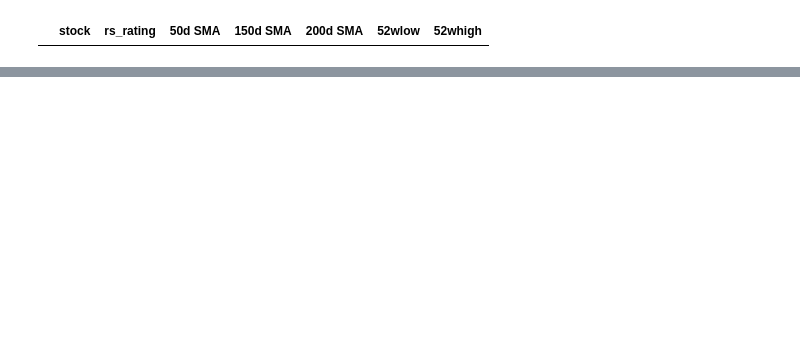
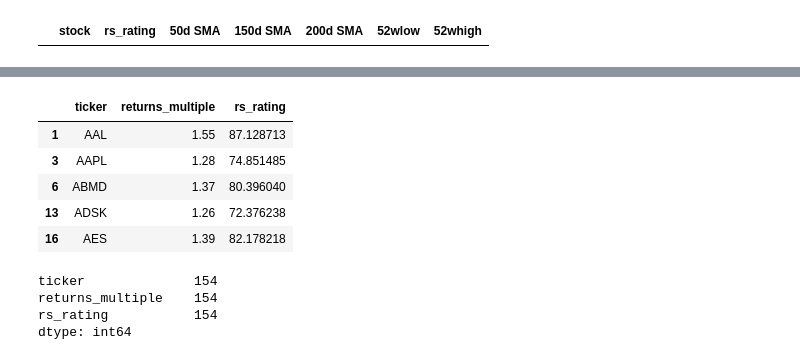
Before and after one commit to CacheKatch/stock_scanner_deploy, a Jupyter notebook: stockscan.ipynb, the cells around one changed output, grey strips where cells are left out. Cells and saved outputs as stored; diff of their text form; code cells hidden in the pictures; blank space fills up the shorter version.

```diff
--- a/stockscan.ipynb
+++ b/stockscan.ipynb
@@ -92,0 +139,17 @@ IndexError: index -1 is out of bounds for axis 0 with size 0
+# %%
+rs_df_top_30 = rs_df[rs_df.rs_rating >= rs_df.rs_rating.quantile(0.70)]
+rs_df_top_30.head()
+# %% [output]
+|  | ticker | returns_multiple | rs_rating |
+| 1 | AAL | 1.55 | 87.128713 |
+| 3 | AAPL | 1.28 | 74.851485 |
+| 6 | ABMD | 1.37 | 80.396040 |
+| 13 | ADSK | 1.26 | 72.376238 |
+| 16 | AES | 1.39 | 82.178218 |
+# %%
+rs_df_top_30.count()
+# %% [output]
+ticker              154
+returns_multiple    154
+rs_rating           154
+dtype: int64
```
Also changed, not shown: parts of 11 cells of this notebook.
